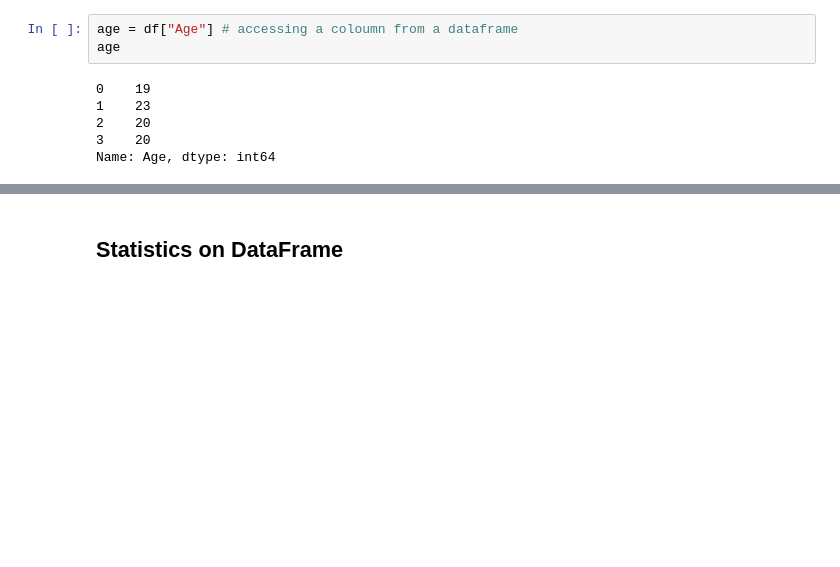
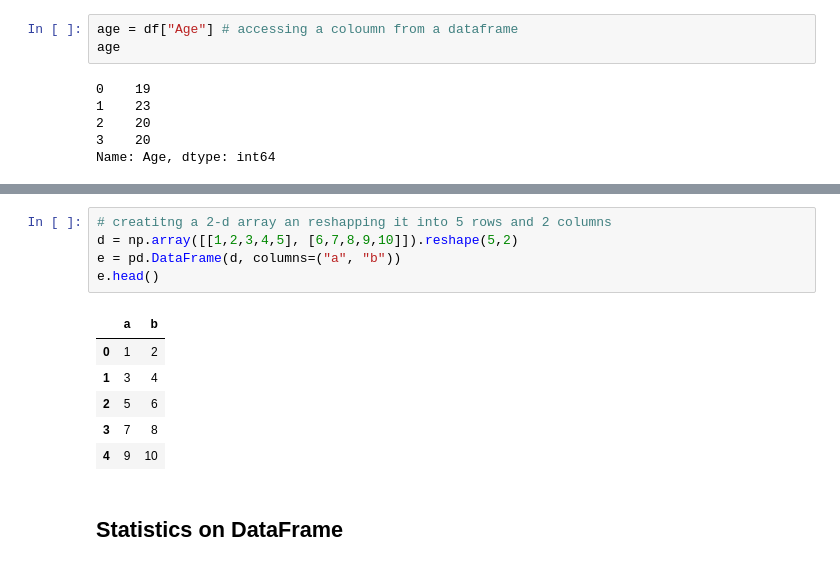
Before and after one commit to mahsanshoaib1/python-a-complete-guide, a Jupyter notebook: panda_fundamentatls.ipynb, the cells around one changed output, grey strips where cells are left out. Cells and saved outputs as stored; diff of their text form; blank space fills up the shorter version.

```diff
--- a/panda_fundamentatls.ipynb
+++ b/panda_fundamentatls.ipynb
@@ -48,3 +60,15 @@ Name: Age, dtype: int64
+# %%
+# creatitng a 2-d array an reshapping it into 5 rows and 2 columns
+d = np.array([[1,2,3,4,5], [6,7,8,9,10]]).reshape(5,2)
+e = pd.DataFrame(d, columns=("a", "b"))
+e.head()
+# %% [output]
+|  | a | b |
+| 0 | 1 | 2 |
+| 1 | 3 | 4 |
+| 2 | 5 | 6 |
+| 3 | 7 | 8 |
+| 4 | 9 | 10 |
 # %% [markdown]
 ## Statistics on DataFrame
 # %% [markdown]
```
Also changed, not shown: parts of 2 cells of this notebook.
